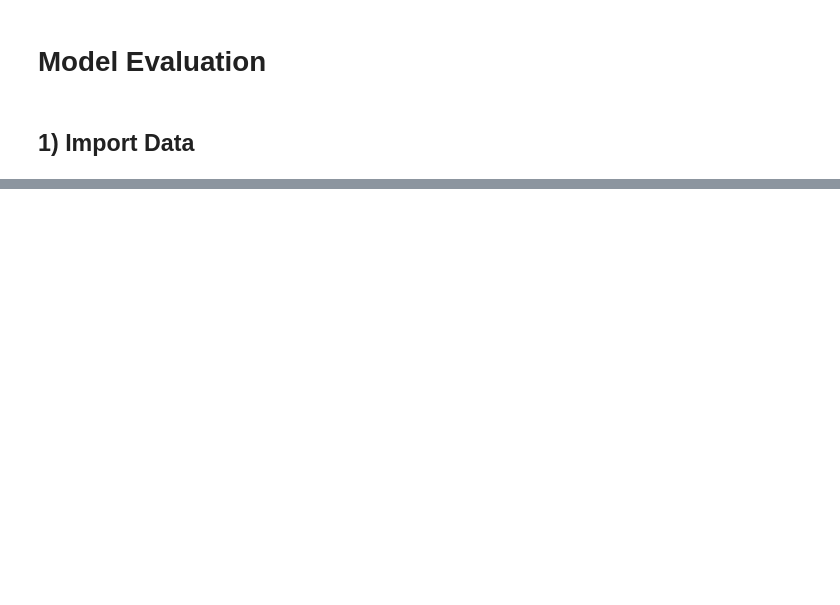
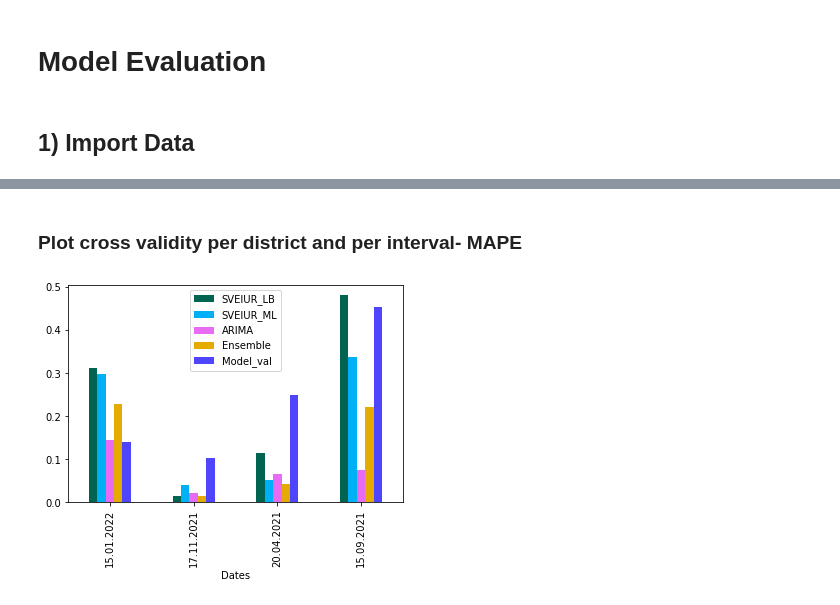
Before and after one commit to lukasheide/Covid-Forecasting-Tool, a Jupyter notebook: Backend/Evaluation/model_evaluation.ipynb, the cells around one changed output, grey strips where cells are left out. Cells and saved outputs as stored; diff of their text form; code cells hidden in the pictures; blank space fills up the shorter version.

```diff
--- a/Backend/Evaluation/model_evaluation.ipynb
+++ b/Backend/Evaluation/model_evaluation.ipynb
@@ -39,0 +44,3 @@ ggplot(df_residuals_day_14, aes(x='residuals_Diff_Eq_Last_Beta')) + xlim(-200,20
+# %%
+df_external_model = pd.read_csv('../../Assets/Data/Evaluation/Cross_Validity_Comparison_all_adapted.csv', index_col=0)
+df_external_model
@@ -39,0 +66,4 @@ ggplot(df_residuals_day_14, aes(x='residuals_Diff_Eq_Last_Beta')) + xlim(-200,20
+# %%
+cur_distr = 'Anhalt-Bitterfeld'
+df_district = df_external_model[df_external_model.index == cur_distr]
+df_district
@@ -39,0 +91,4 @@ ggplot(df_residuals_day_14, aes(x='residuals_Diff_Eq_Last_Beta')) + xlim(-200,20
+# %%
+df_v4 = abs(df_district[['SVEIUR_LB','SVEIUR_ML', 'ARIMA', 'Ensemble', 'Model_val']].multiply(1/df_district['Real Incidences'], axis='index')-1)
+df_v4['Dates'] = df_district['Date']
+df_v4
@@ -39,0 +116,13 @@ ggplot(df_residuals_day_14, aes(x='residuals_Diff_Eq_Last_Beta')) + xlim(-200,20
+# %%
+sum_df_dates = pd.DataFrame()
+dates = []
+for j in range(4):
+    i = (j+1)*4+j+1
+    k = i-5
+    dates.append(df_v4.iloc[i-1]['Dates'])
+    sum_df_dates[j] = df_v4.iloc[k:i].sum()
+sum_df = sum_df_dates.iloc[:-1 , :]
+sum_df = sum_df/5
+sum_df_tp = sum_df.transpose()
+sum_dates_df = sum_df_tp.assign(Dates = dates)
+sum_dates_df
@@ -39,0 +135,8 @@ ggplot(df_residuals_day_14, aes(x='residuals_Diff_Eq_Last_Beta')) + xlim(-200,20
+# %% [markdown]
+### Plot cross validity per district and per interval- MAPE
+# %%
+colors = ('#006450', '#00B0F6', '#E76BF3', '#E6AB02', '#4E45FD')
+sum_dates_df.plot(x='Dates', kind='bar', color=colors)
+plt.savefig(f'{cur_distr}.png')
+# %% [output]
+[figure, added]
```
Also changed, not shown: parts of 30 cells of this notebook, 1 other file.
